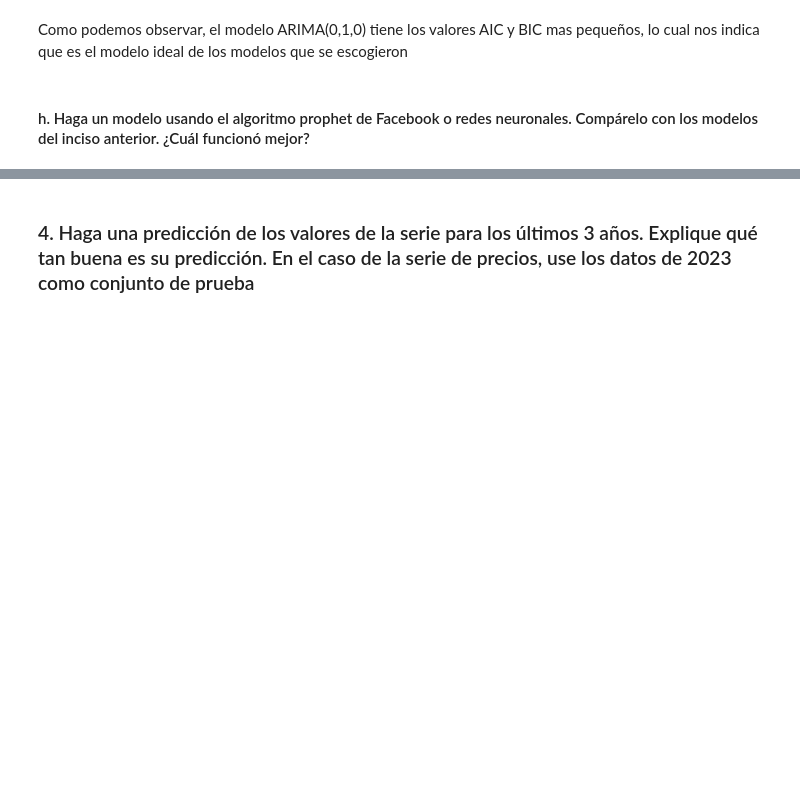
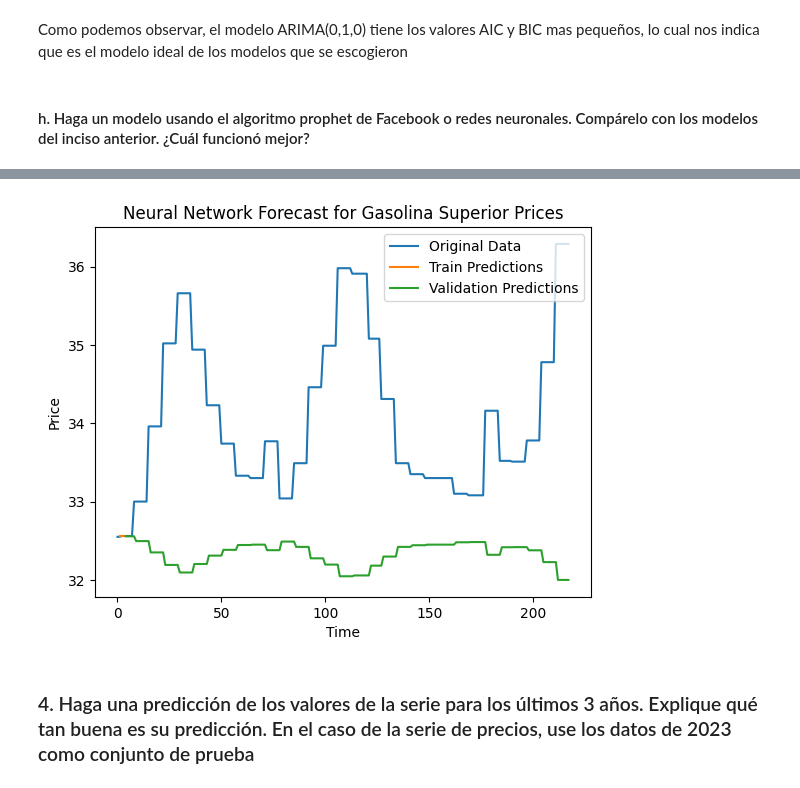
Before and after one commit to CrisLayB/DataScience_Lab02, a Jupyter notebook: ConsumoGasolina.ipynb, the cells around one changed output, grey strips where cells are left out. Cells and saved outputs as stored; diff of their text form; code cells hidden in the pictures; blank space fills up the shorter version.

```diff
--- a/ConsumoGasolina.ipynb
+++ b/ConsumoGasolina.ipynb
@@ -307,7 +307,6 @@ from keras.layers import Dense
 import matplotlib.pyplot as plt
 
 # Read the CSV file and extract the "Gasolina superior" price series
-prices_df = pd.read_csv('Precios_Promedio_Nacionales.csv')
 gasolina_superior_price_series = prices_df['Superior']
 
 # Function to create input-output pairs for supervised learning
@@ -364,3 +379,4 @@ ModuleNotFoundError: No module named 'tensorflow'
+[figure, added]
 # %% [markdown]
 ### 4. Haga una predicción de los valores de la serie para los últimos 3 años. Explique qué tan buena es su predicción. En el caso de la serie de precios, use los datos de 2023 como conjunto de prueba
 # %%
```
Also changed, not shown: parts of 11 cells of this notebook.
